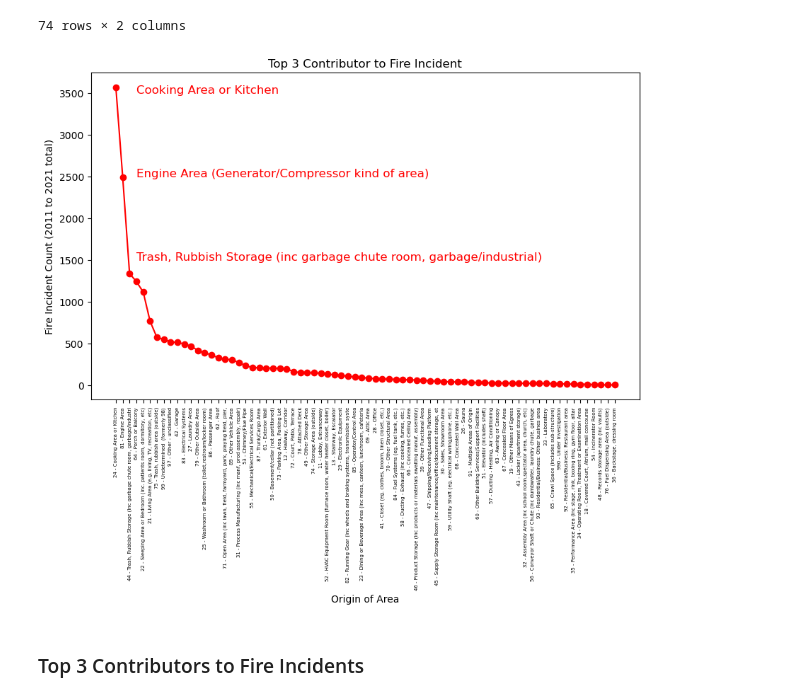
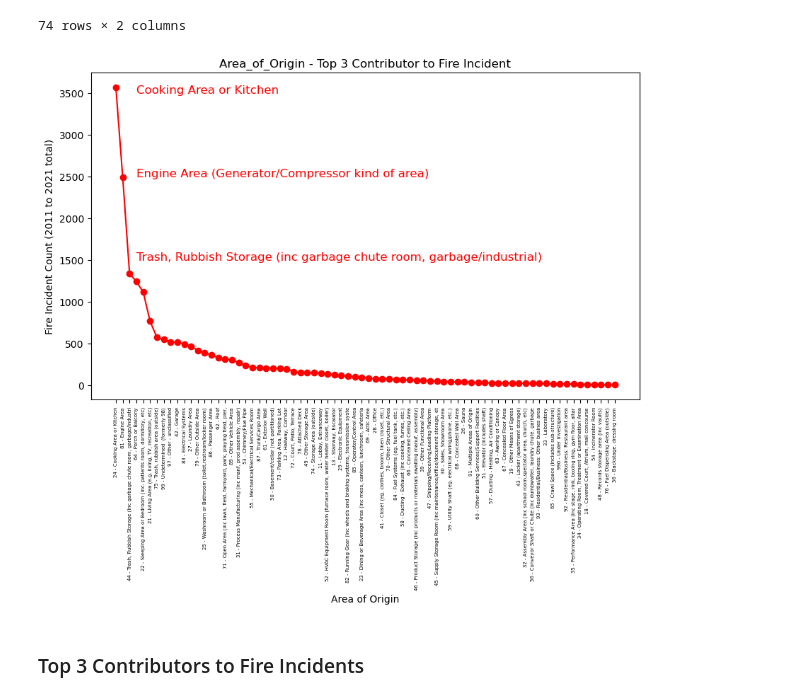
Before and after one commit to HikmetYigit34/Group7-Project1, a Jupyter notebook: TorontoWeatherProjection.ipynb, the cells around one changed output. Drawn from its saved outputs; the diff is of its cells as text; code cells hidden in the pictures.

```diff
--- a/TorontoWeatherProjection.ipynb
+++ b/TorontoWeatherProjection.ipynb
@@ -785,33 +785,33 @@ fire_sorted_df
 # %%
 y_values =fire_sorted_df["Fire Count"]
 
 # changing the size of figure to 2X2
 plt.figure(figsize=(10, 6))
 
 plt.plot( y_values, "red", marker='o')
 
-plt.title("Top 3 Contributor to Fire Incident")
+plt.title("Area_of_Origin - Top 3 Contributor to Fire Incident")
 
 plt.ylabel("Fire Incident Count (2011 to 2021 total)")
-plt.xlabel("Origin of Area")
+plt.xlabel("Area of Origin")
 plt.xticks (rotation=90, fontsize=5)
 
 text="Cooking Area or Kitchen"
 plt.annotate(text, (3,3500), fontsize=12, rotation=0, color="red")
 
 text="Engine Area (Generator/Compressor kind of area)"
 plt.annotate(text, (3,2500), fontsize=12, rotation=0, color="red")
 
 text="Trash, Rubbish Storage (inc garbage chute room, garbage/industrial)"
 plt.annotate(text, (3,1500), fontsize=12, rotation=0, color="red")
 
 # Save the figure
 plt.savefig("output_data/graphs/top3contributors.png")
 
 
 plt.show()
 # %% [output]
-[figure, old version]
+[figure, new version]
 # %% [markdown]
 ### Top 3 Contributors to Fire Incidents
 # %%
```
Also changed, not shown: 2 other files.
